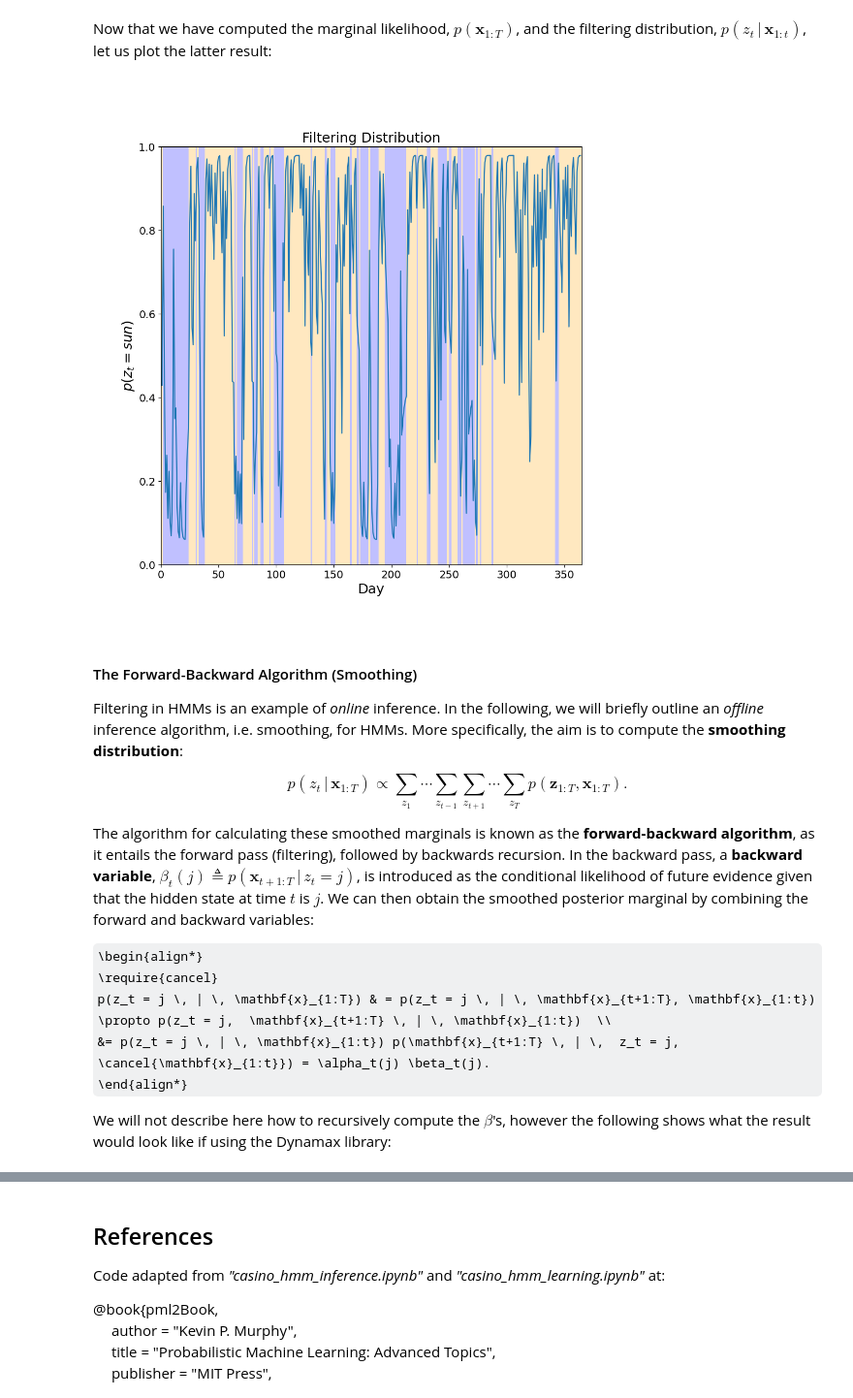
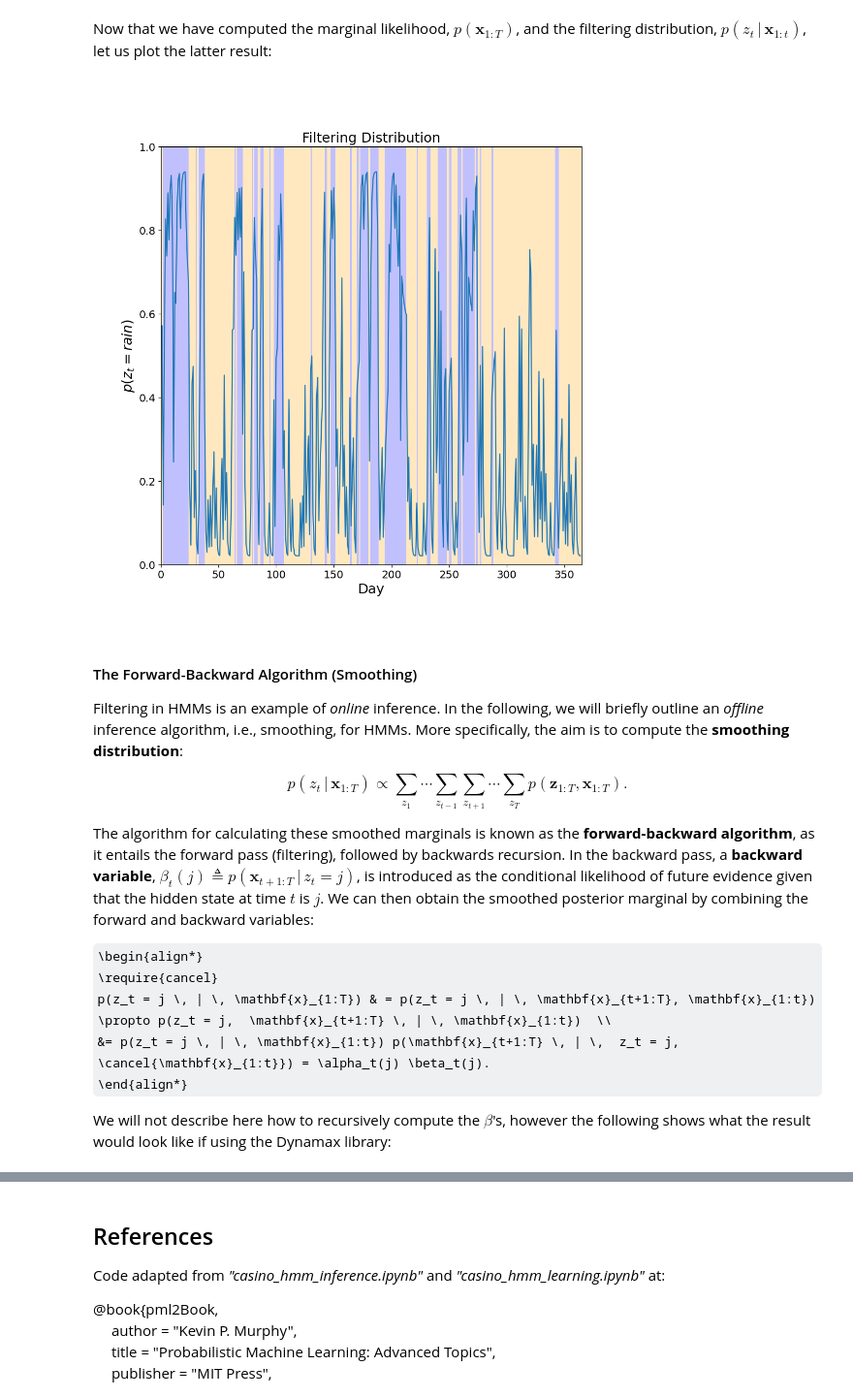
Before and after one commit to mazrk7/machine_learning_resources, a Jupyter notebook: notebooks/dynamic_bayes_nets/hmm.ipynb, the cells around one changed output, grey strips where cells are left out. Shown at 97% size. Saved outputs shown, nothing was run; the diff lists cells and outputs as text; code cells hidden in the pictures; some formulas as TeX source.

```diff
--- a/notebooks/dynamic_bayes_nets/hmm.ipynb
+++ b/notebooks/dynamic_bayes_nets/hmm.ipynb
@@ -400,19 +402,19 @@ def forward_algo(hmm, emissions):
     filtered_probs = []
 
     # Computes p(x_t | z_t), returning a (T, K) likelihood matrix
-    lld = weather_hmm['B'][:, emissions.squeeze(1)].T
+    lld = hmm['B'][:, emissions.squeeze(1)].T
 
     # Get initial alpha and norm (predict)
-    alpha_0, log_norm = condition_on(np.log(lld[0]), hmm['pi'])
+    alpha_init, log_norm = condition_on(np.log(lld[0]), hmm['pi'])
     Z += log_norm
-    filtered_probs.append(alpha_0)
+    filtered_probs.append(alpha_init)
 
     # Filtering procedure
     for t in range(1, T):
-        # Predict step
+        # Predict step: A.T \alpha_{t-1}
         predicted_probs = np.dot(hmm['A'].T, filtered_probs[t-1])
 
-        # Update step
+        # Update step: normalize(p(x_t | z_t) * predicted_probs)
         alpha_t, log_norm = condition_on(np.log(lld[t]), predicted_probs)
         Z += log_norm
         filtered_probs.append(alpha_t)
@@ -430,24 +432,24 @@ Now that we have computed the marginal likelihood, $p(\mathbf{x}_{1:T})$, and th
 # %%
 def plot_posterior_probs(probs, states, title=""):
     fig = plt.figure(figsize=(10, 10))
 
     plt.imshow(states[None, :], extent=(0, T, 0, 1),
                interpolation='none', aspect='auto', cmap=state_cmap, alpha=0.25)
-    plt.plot(probs[:, 0])   # probability of the weather being sunny (z=0)
+    plt.plot(probs[:, 1])   # probability of the weather being sunny (z=0)
     plt.xlabel("Day")
-    plt.ylabel(r"$p(z_t = sun)$")
+    plt.ylabel(r"$p(z_t = rain)$")
     plt.ylim(0, 1)
     plt.title(title)
 
     plt.show()
 
 plot_posterior_probs(z_given_x, z, title="Filtering Distribution")
 # %% [output]
-[figure, old version]
+[figure, new version]
 # %% [markdown]
 #### The Forward-Backward Algorithm (Smoothing)
 
-Filtering in HMMs is an example of <i>online</i> inference. In the following, we will briefly outline an <i>offline</i> inference algorithm, i.e. smoothing, for HMMs. More specifically, the aim is to compute the <b>smoothing distribution</b>:
+Filtering in HMMs is an example of <i>online</i> inference. In the following, we will briefly outline an <i>offline</i> inference algorithm, i.e., smoothing, for HMMs. More specifically, the aim is to compute the <b>smoothing distribution</b>:
 
 \begin{equation*}
 p(z_t \, | \, \mathbf{x}_{1:T})  \propto \sum_{z_1} \cdots \sum_{z_{t-1}} \sum_{z_{t+1}} \cdots \sum_{z_{T}} p(\mathbf{z}_{1:T}, \mathbf{x}_{1:T}).
```
Also changed, not shown: parts of 14 cells of this notebook.
